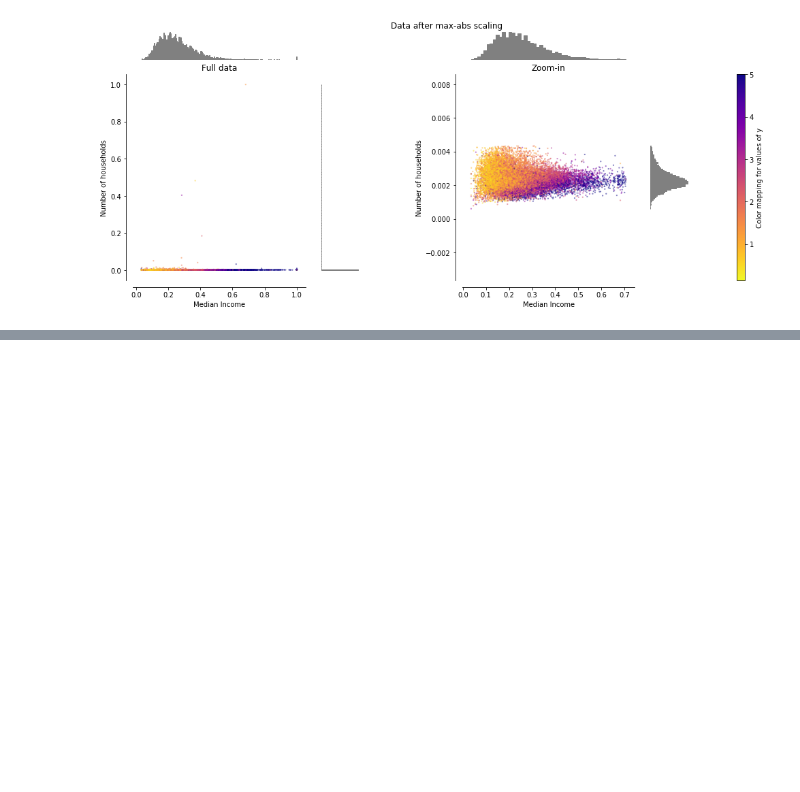
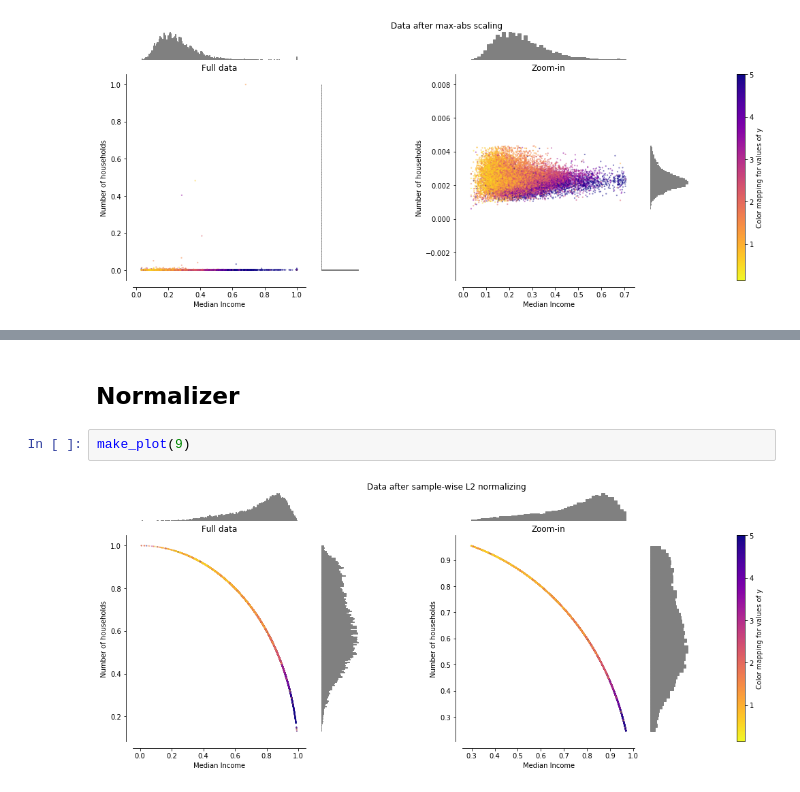
Before and after one commit to d-smith/ml-speciality-notes, a Jupyter notebook: 02-elements-of-data-science/scaling.ipynb, the cells around one changed output, grey strips where cells are left out. Saved outputs shown, nothing was run; the diff lists cells and outputs as text; blank space fills up the shorter version.

```diff
--- a/02-elements-of-data-science/scaling.ipynb
+++ b/02-elements-of-data-science/scaling.ipynb
@@ -201,0 +210,6 @@ make_plot(3)
+# %% [markdown]
+## Normalizer
+# %%
+make_plot(9)
+# %% [output]
+[figure, added]
```
Also changed, not shown: parts of 2 cells of this notebook.
